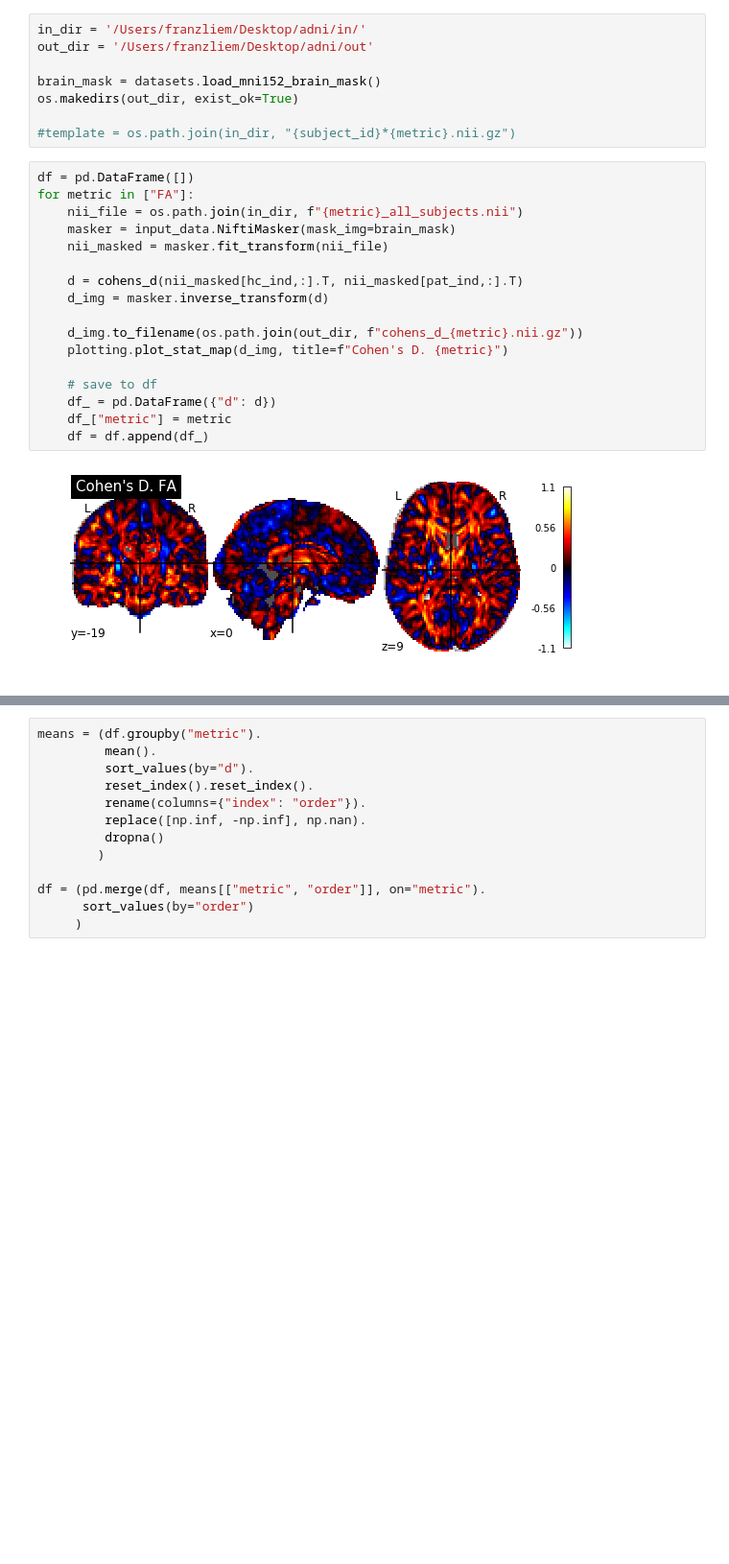
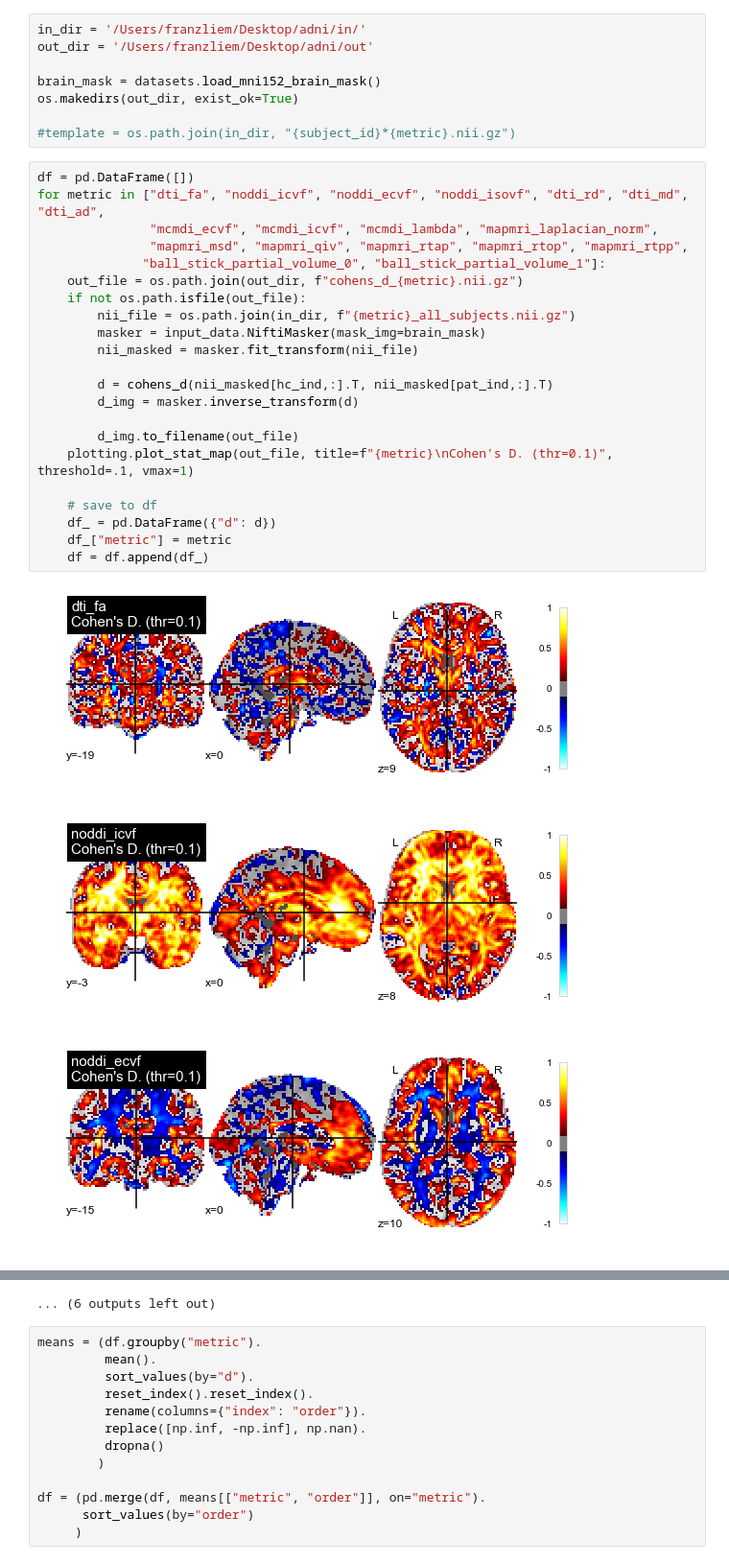
Before and after one commit to matteofrigo/ohbm19_hackaton_adni_dmipy, a Jupyter notebook: calc_es.ipynb, the cells around one changed output, grey strips where cells are left out. Shown at 96% size. Saved outputs shown, nothing was run; the diff lists cells and outputs as text; blank space fills up the shorter version.

```diff
--- a/calc_es.ipynb
+++ b/calc_es.ipynb
@@ -54,20 +55,27 @@ os.makedirs(out_dir, exist_ok=True)
 #template = os.path.join(in_dir, "{subject_id}*{metric}.nii.gz")
 # %%
 df = pd.DataFrame([])
-for metric in ["FA"]:
-    nii_file = os.path.join(in_dir, f"{metric}_all_subjects.nii")
-    masker = input_data.NiftiMasker(mask_img=brain_mask)
-    nii_masked = masker.fit_transform(nii_file)
+for metric in ["dti_fa", "noddi_icvf", "noddi_ecvf", "noddi_isovf", "dti_rd", "dti_md", "dti_ad",
+               "mcmdi_ecvf", "mcmdi_icvf", "mcmdi_lambda", "mapmri_laplacian_norm",
+               "mapmri_msd", "mapmri_qiv", "mapmri_rtap", "mapmri_rtop", "mapmri_rtpp",
+              "ball_stick_partial_volume_0", "ball_stick_partial_volume_1"]:
+    out_file = os.path.join(out_dir, f"cohens_d_{metric}.nii.gz")
+    if not os.path.isfile(out_file):
+        nii_file = os.path.join(in_dir, f"{metric}_all_subjects.nii.gz")
+        masker = input_data.NiftiMasker(mask_img=brain_mask)
+        nii_masked = masker.fit_transform(nii_file)
 
-    d = cohens_d(nii_masked[hc_ind,:].T, nii_masked[pat_ind,:].T)
-    d_img = masker.inverse_transform(d)
+        d = cohens_d(nii_masked[hc_ind,:].T, nii_masked[pat_ind,:].T)
+        d_img = masker.inverse_transform(d)
 
-    d_img.to_filename(os.path.join(out_dir, f"cohens_d_{metric}.nii.gz"))
-    plotting.plot_stat_map(d_img, title=f"Cohen's D. {metric}")
+        d_img.to_filename(out_file)
+    plotting.plot_stat_map(out_file, title=f"{metric}\nCohen's D. (thr=0.1)", threshold=.1, vmax=1)
 
     # save to df
     df_ = pd.DataFrame({"d": d})
     df_["metric"] = metric
     df = df.append(df_)
 # %% [output]
-[figure, old version]
+[figure, new version]
+[figure, added]
+[figure, added]
@@ -74,3 +91,4 @@ for metric in ["FA"]:
+... (6 outputs left out)
 # %%
 means = (df.groupby("metric").
          mean().
```
Also changed, not shown: parts of 6 cells of this notebook.
